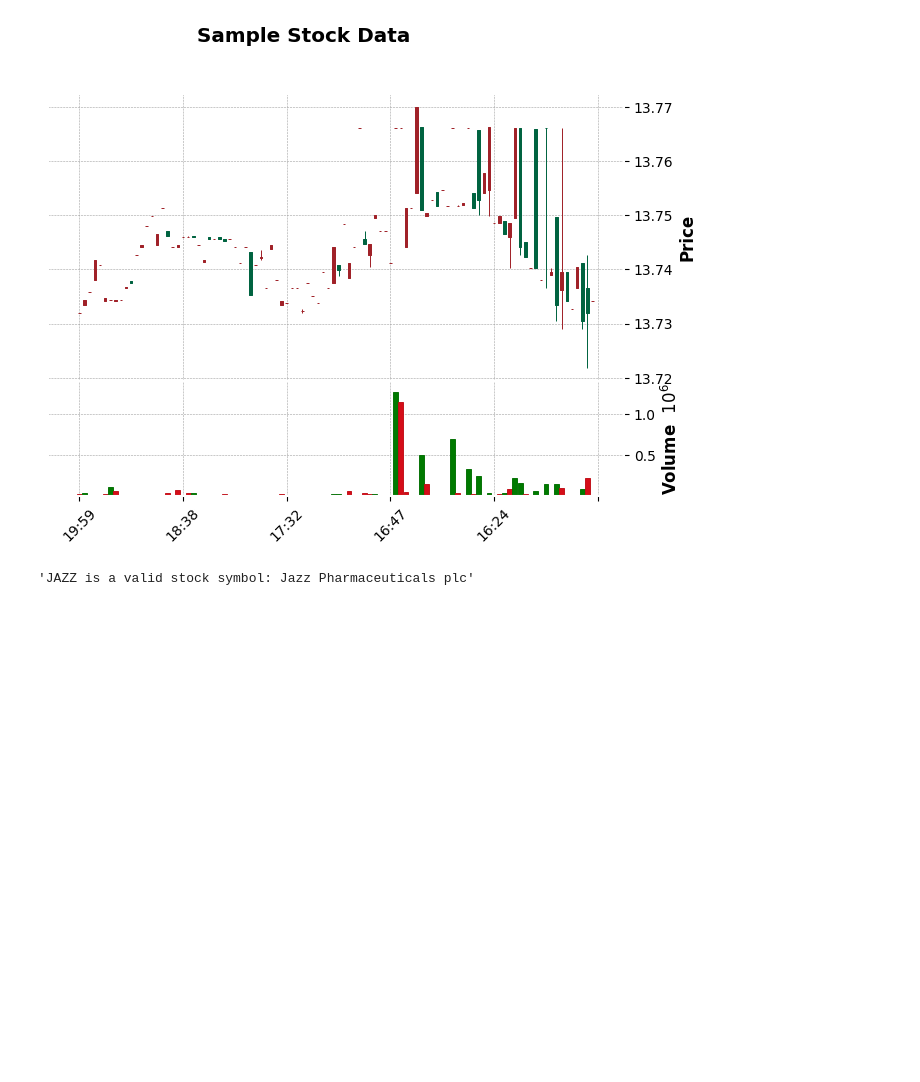
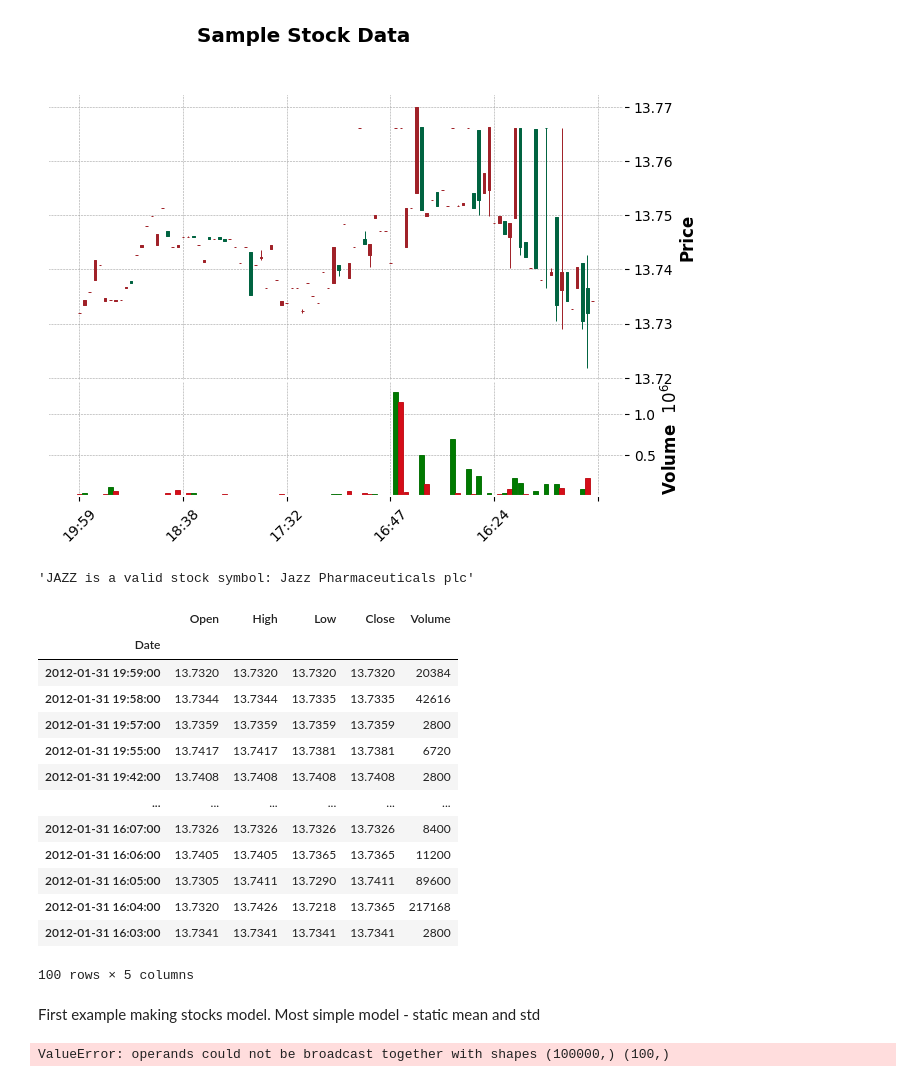
Before and after one commit to LeonidU/ItoEquationSolve, a Jupyter notebook: test_equation_solve.ipynb, the cells around one changed output. Saved outputs shown, nothing was run; the diff lists cells and outputs as text; code cells hidden in the pictures; blank space fills up the shorter version.

```diff
--- a/test_equation_solve.ipynb
+++ b/test_equation_solve.ipynb
@@ -66,3 +60,32 @@ mpf.plot(df, type='candle', style='charles', volume=True, title='Sample Stock Da
 check_stock_symbol('JAZZ')
 # %% [output]
 'JAZZ is a valid stock symbol: Jazz Pharmaceuticals plc'
+# %%
+df
+# %% [output]
+|  | Open | High | Low | Close | Volume |
+| Date |  |  |  |  |  |
+| 2012-01-31 19:59:00 | 13.7320 | 13.7320 | 13.7320 | 13.7320 | 20384 |
+| 2012-01-31 19:58:00 | 13.7344 | 13.7344 | 13.7335 | 13.7335 | 42616 |
+| 2012-01-31 19:57:00 | 13.7359 | 13.7359 | 13.7359 | 13.7359 | 2800 |
+| 2012-01-31 19:55:00 | 13.7417 | 13.7417 | 13.7381 | 13.7381 | 6720 |
+| 2012-01-31 19:42:00 | 13.7408 | 13.7408 | 13.7408 | 13.7408 | 2800 |
+| ... | ... | ... | ... | ... | ... |
+| 2012-01-31 16:07:00 | 13.7326 | 13.7326 | 13.7326 | 13.7326 | 8400 |
+| 2012-01-31 16:06:00 | 13.7405 | 13.7405 | 13.7365 | 13.7365 | 11200 |
+| 2012-01-31 16:05:00 | 13.7305 | 13.7411 | 13.7290 | 13.7411 | 89600 |
+| 2012-01-31 16:04:00 | 13.7320 | 13.7426 | 13.7218 | 13.7365 | 217168 |
+| 2012-01-31 16:03:00 | 13.7341 | 13.7341 | 13.7341 | 13.7341 | 2800 |
+100 rows × 5 columns
+# %% [markdown]
+First example making stocks model. Most simple model - static mean and std
+# %%
+@sdepy.integrate
+def my_process(t, x):
+    return {'dt': df["High"].mean(), 'dw':  df["High"].std()}
+
+P = my_process(x0=1, paths=100, steps=100)
+x = P(timeline=(0., 0.5, 1.))
+x[1] - df["High"]
+# %% [output]
+ValueError: operands could not be broadcast together with shapes (100000,) (100,)
```
Also changed, not shown: parts of 2 cells of this notebook.
